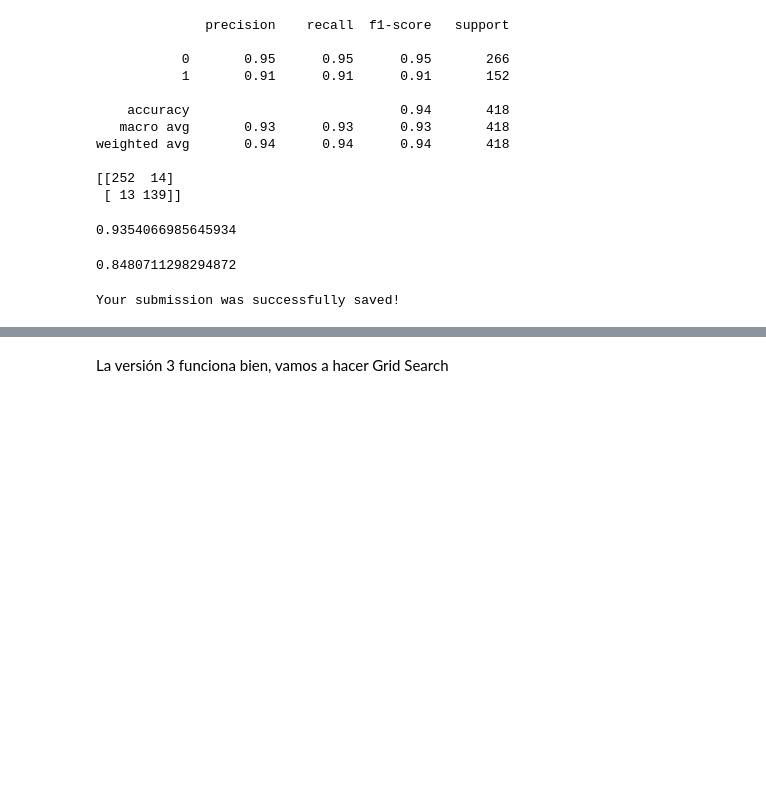
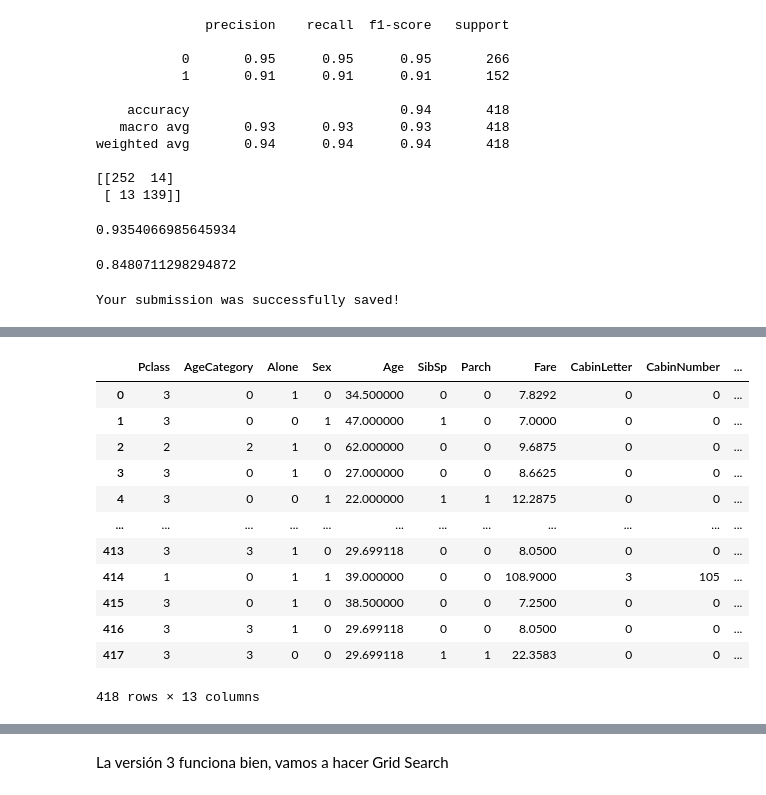
Before and after one commit to pedrochans/Titanic_ML, a Jupyter notebook: Titanic_ML.ipynb, the cells around one changed output, grey strips where cells are left out. Saved outputs shown, nothing was run; the diff lists cells and outputs as text; code cells hidden in the pictures; blank space fills up the shorter version.

```diff
--- a/Titanic_ML.ipynb
+++ b/Titanic_ML.ipynb
@@ -621,3 +633,19 @@ X_test = df_test
+# %%
+X_test
+# %% [output]
+|  | Pclass | AgeCategory | Alone | Sex | Age | SibSp | Parch | Fare | CabinLetter | CabinNumber | ... |
+| 0 | 3 | 0 | 1 | 0 | 34.500000 | 0 | 0 | 7.8292 | 0 | 0 | ... |
+| 1 | 3 | 0 | 0 | 1 | 47.000000 | 1 | 0 | 7.0000 | 0 | 0 | ... |
+| 2 | 2 | 2 | 1 | 0 | 62.000000 | 0 | 0 | 9.6875 | 0 | 0 | ... |
+| 3 | 3 | 0 | 1 | 0 | 27.000000 | 0 | 0 | 8.6625 | 0 | 0 | ... |
+| 4 | 3 | 0 | 0 | 1 | 22.000000 | 1 | 1 | 12.2875 | 0 | 0 | ... |
+| ... | ... | ... | ... | ... | ... | ... | ... | ... | ... | ... | ... |
+| 413 | 3 | 3 | 1 | 0 | 29.699118 | 0 | 0 | 8.0500 | 0 | 0 | ... |
+| 414 | 1 | 0 | 1 | 1 | 39.000000 | 0 | 0 | 108.9000 | 3 | 105 | ... |
+| 415 | 3 | 0 | 1 | 0 | 38.500000 | 0 | 0 | 7.2500 | 0 | 0 | ... |
+| 416 | 3 | 3 | 1 | 0 | 29.699118 | 0 | 0 | 8.0500 | 0 | 0 | ... |
+| 417 | 3 | 3 | 0 | 0 | 29.699118 | 1 | 1 | 22.3583 | 0 | 0 | ... |
+418 rows × 13 columns
 # %%
 from sklearn.ensemble import RandomForestClassifier
 rf = RandomForestClassifier()
```
Also changed, not shown: parts of 33 cells of this notebook, 2 other files.
